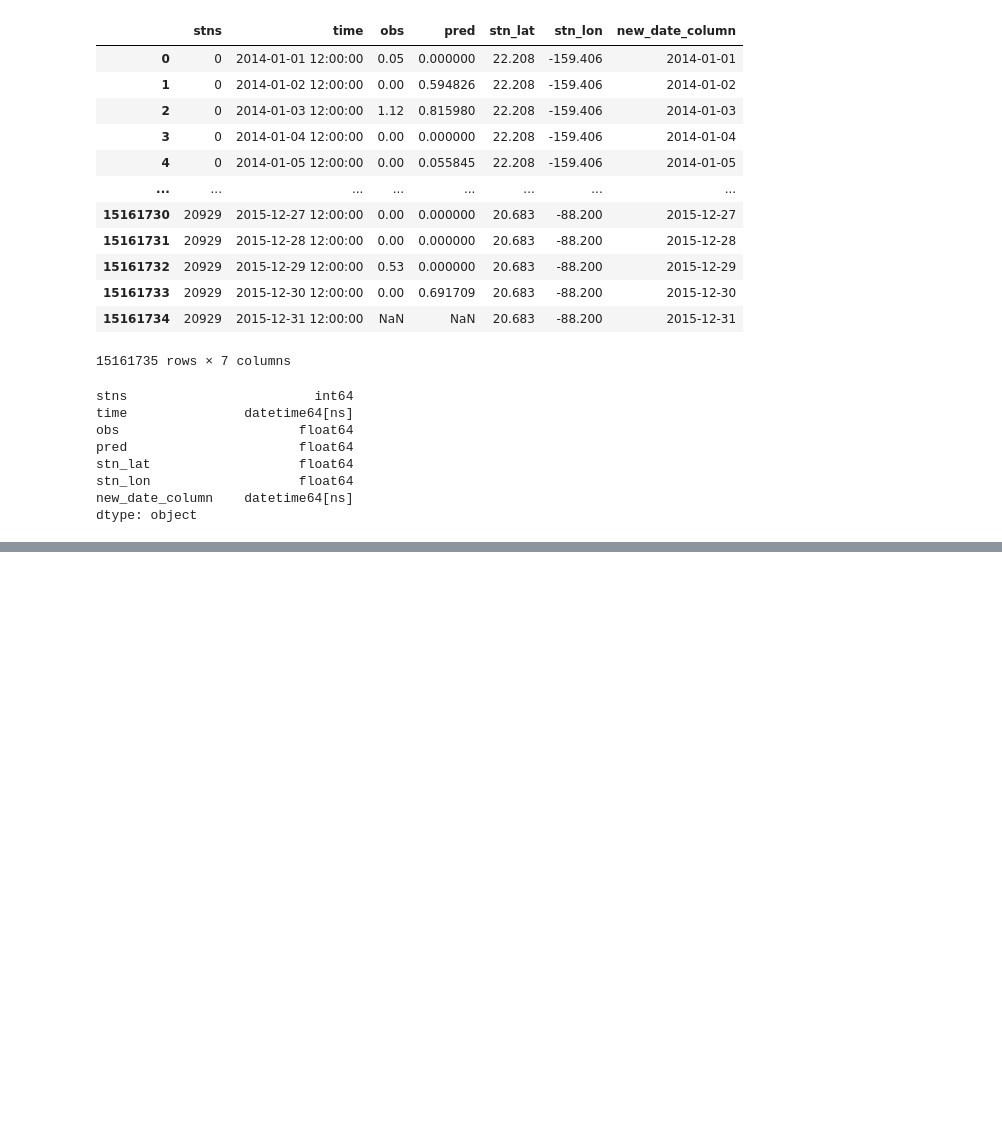
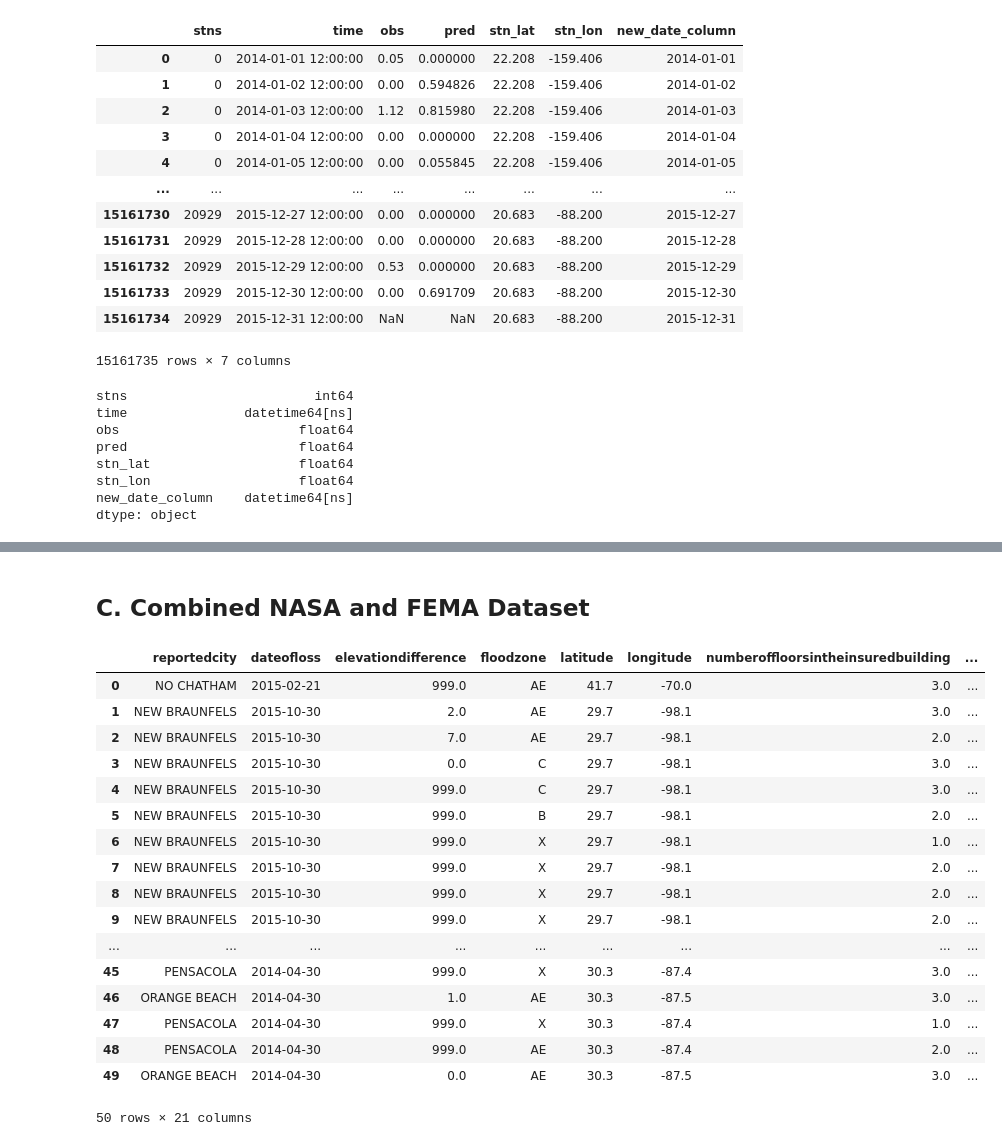
Before and after one commit to hbostanchi/Fema_Flood_Payout, a Jupyter notebook: Final_Project_HH2.ipynb, the cells around one changed output, grey strips where cells are left out. Saved outputs shown, nothing was run; the diff lists cells and outputs as text; code cells hidden in the pictures; blank space fills up the shorter version.

Commit message:
cleaned-combined data

```diff
--- a/Final_Project_HH2.ipynb
+++ b/Final_Project_HH2.ipynb
@@ -609,0 +491,3 @@ gdf_NASA.to_csv('gdf_NASA.csv')
+# %%
+gdf_NASA['obs'] = gdf_NASA['obs'].fillna(0.0)
+gdf_NASA
@@ -698,0 +577,2 @@ gdf_NASA
+# %%
+gdf_FEMA_plus_station_id=gdf_FEMA_plus_station_id.drop(columns=["time","obs","pred","stn_lat","stn_lon","new_date_column","dist","geometry"])
@@ -698,0 +597,2 @@ gdf_NASA
+# %%
+gdf_NASA['rolling_total_obs'] = gdf_NASA['obs'].rolling(2).sum()
@@ -698,0 +601,2 @@ gdf_NASA
+# %%
+merged_df = pd.merge(gdf_FEMA_plus_station_id, gdf_NASA, left_on=['stns', 'dateofloss'], right_on=['stns', 'new_date_column'])
@@ -698,0 +613,23 @@ gdf_NASA
+# %% [markdown]
+## C. Combined NASA and FEMA Dataset
+# %%
+merged_df.head(50)
+# %% [output]
+|  | reportedcity | dateofloss | elevationdifference | floodzone | latitude | longitude | numberoffloorsintheinsuredbuilding | ... |
+| 0 | NO CHATHAM | 2015-02-21 | 999.0 | AE | 41.7 | -70.0 | 3.0 | ... |
+| 1 | NEW BRAUNFELS | 2015-10-30 | 2.0 | AE | 29.7 | -98.1 | 3.0 | ... |
+| 2 | NEW BRAUNFELS | 2015-10-30 | 7.0 | AE | 29.7 | -98.1 | 2.0 | ... |
+| 3 | NEW BRAUNFELS | 2015-10-30 | 0.0 | C | 29.7 | -98.1 | 3.0 | ... |
+| 4 | NEW BRAUNFELS | 2015-10-30 | 999.0 | C | 29.7 | -98.1 | 3.0 | ... |
+| 5 | NEW BRAUNFELS | 2015-10-30 | 999.0 | B | 29.7 | -98.1 | 2.0 | ... |
+| 6 | NEW BRAUNFELS | 2015-10-30 | 999.0 | X | 29.7 | -98.1 | 1.0 | ... |
+| 7 | NEW BRAUNFELS | 2015-10-30 | 999.0 | X | 29.7 | -98.1 | 2.0 | ... |
+| 8 | NEW BRAUNFELS | 2015-10-30 | 999.0 | X | 29.7 | -98.1 | 2.0 | ... |
+| 9 | NEW BRAUNFELS | 2015-10-30 | 999.0 | X | 29.7 | -98.1 | 2.0 | ... |
+| ... | ... | ... | ... | ... | ... | ... | ... | ... |
+| 45 | PENSACOLA | 2014-04-30 | 999.0 | X | 30.3 | -87.4 | 3.0 | ... |
+| 46 | ORANGE BEACH | 2014-04-30 | 1.0 | AE | 30.3 | -87.5 | 3.0 | ... |
+| 47 | PENSACOLA | 2014-04-30 | 999.0 | X | 30.3 | -87.4 | 1.0 | ... |
+| 48 | PENSACOLA | 2014-04-30 | 999.0 | AE | 30.3 | -87.4 | 2.0 | ... |
+| 49 | ORANGE BEACH | 2014-04-30 | 0.0 | AE | 30.3 | -87.5 | 3.0 | ... |
+50 rows × 21 columns
```
Also changed, not shown: parts of 76 cells of this notebook.
